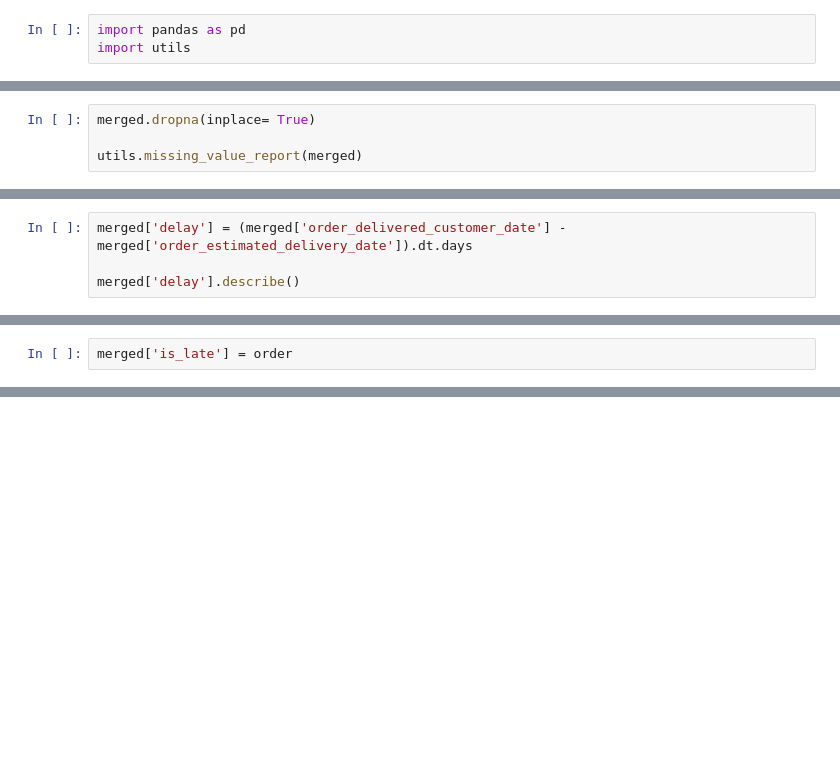
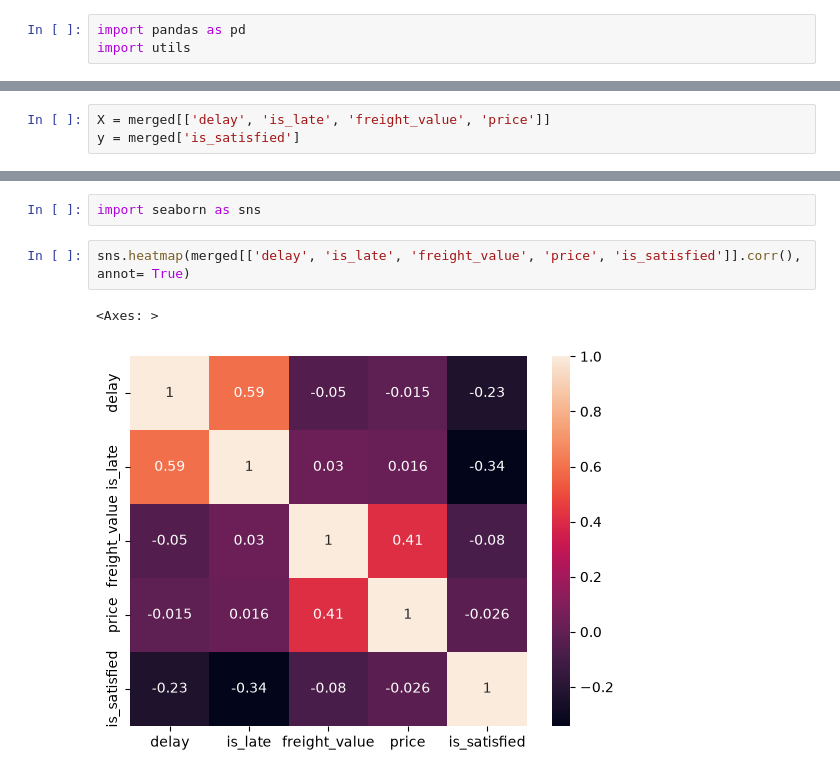
Before and after one commit to Absurdnoobman/SCI19_3431, a Jupyter notebook: review_prediction.ipynb, the cells around one changed output, grey strips where cells are left out. Cells and saved outputs as stored; diff of their text form; blank space fills up the shorter version.

```diff
--- a/review_prediction.ipynb
+++ b/review_prediction.ipynb
@@ -30,4 +98,0 @@ utils.missing_value_report(merged)
-# %%
-merged.dropna(inplace= True)
-
-utils.missing_value_report(merged)
@@ -92,4 +119,3 @@ memory usage: 9.6 MB
 # %%
-merged['delay'] = (merged['order_delivered_customer_date'] - merged['order_estimated_delivery_date']).dt.days
-
-merged['delay'].describe()
+X = merged[['delay', 'is_late', 'freight_value', 'price']]
+y = merged['is_satisfied']
@@ -106,2 +121,0 @@ Name: delay, dtype: float64
-# %%
-merged['is_late'] = order
@@ -107,0 +152,7 @@ merged['is_late'] = order
+# %%
+import seaborn as sns
+# %%
+sns.heatmap(merged[['delay', 'is_late', 'freight_value', 'price', 'is_satisfied']].corr(), annot= True)
+# %% [output]
+<Axes: >
+[figure, added]
```
Also changed, not shown: parts of 13 cells of this notebook.
